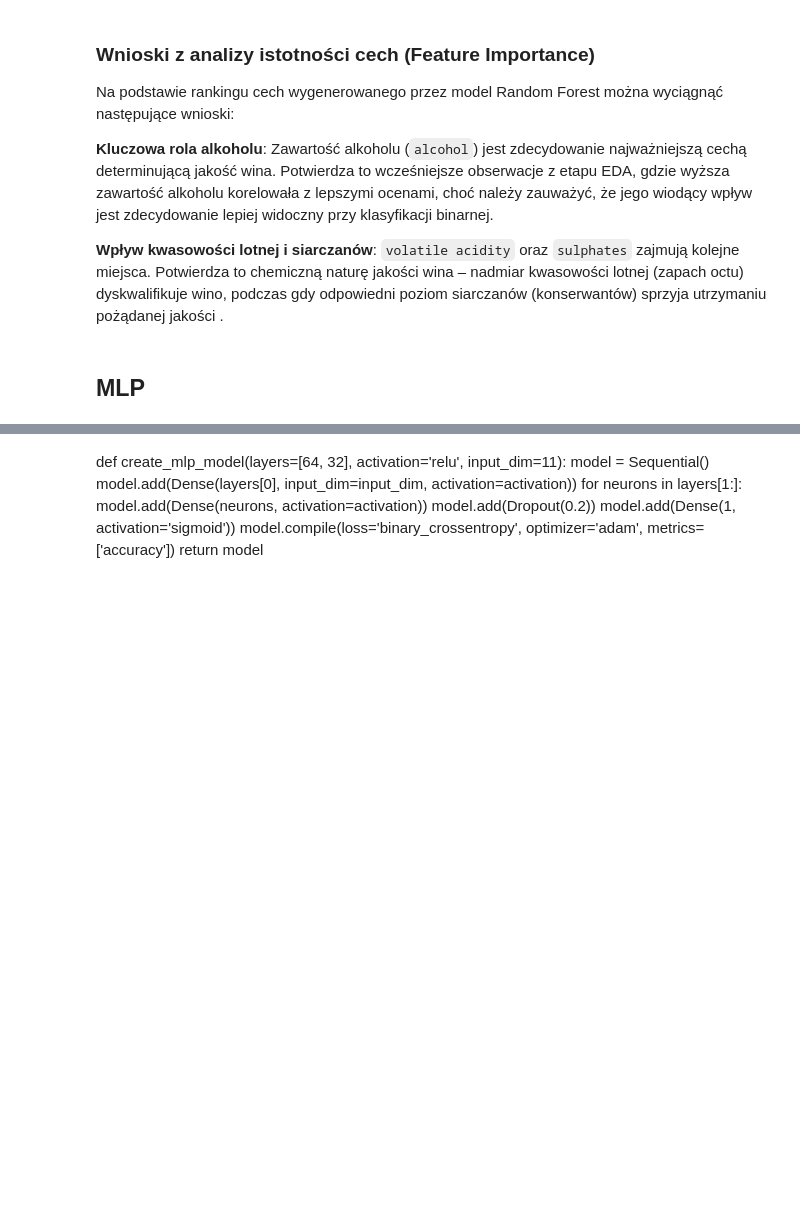
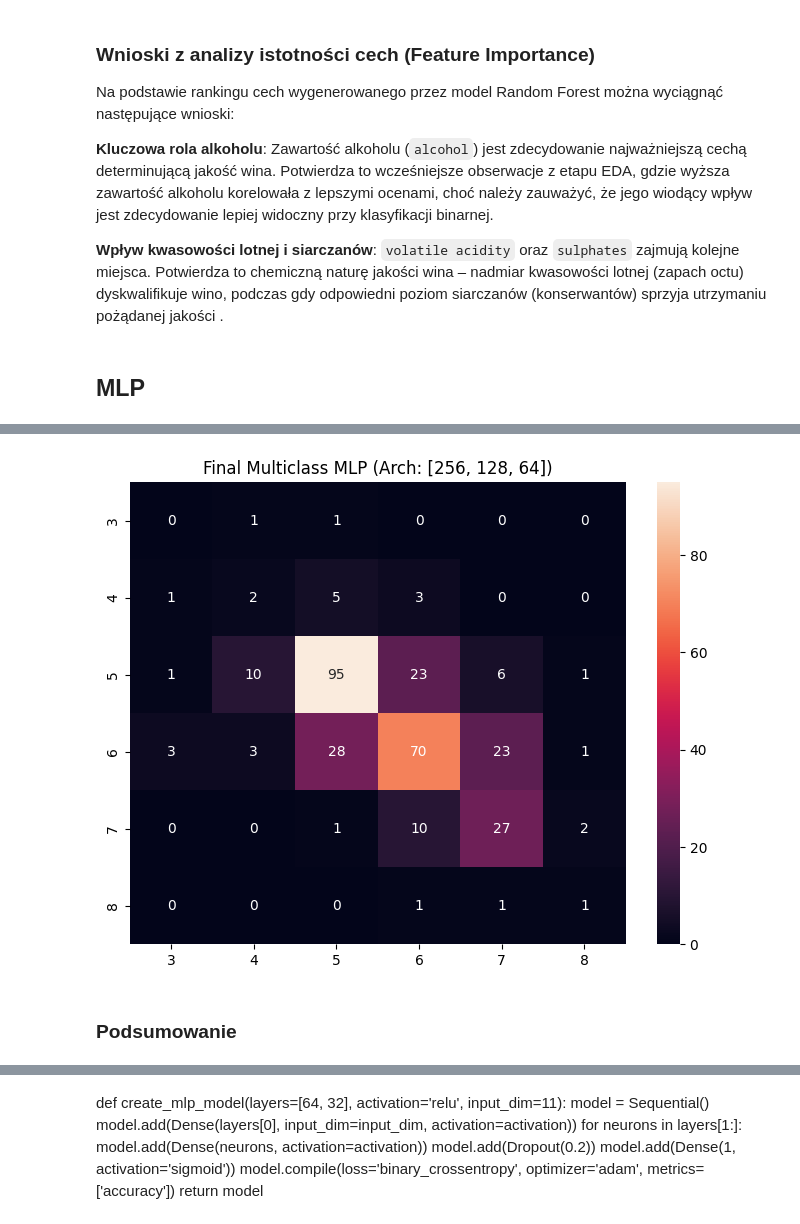
Before and after one commit to KluskaGit/Red-Wine-Classification, a Jupyter notebook: raport.ipynb, the cells around one changed output, grey strips where cells are left out. Cells and saved outputs as stored; diff of their text form; code cells hidden in the pictures; blank space fills up the shorter version.

```diff
--- a/raport.ipynb
+++ b/raport.ipynb
@@ -814,0 +848,29 @@ GPU nie zostało znalezione. Upewnij się, że w Runtime -> Change runtime type
+# %%
+multi_architectures = [[256, 128, 64]]#, [256,128], [256,64], [64, 64, 64]]
+multi_results = []
+# %%
+from keras.callbacks import EarlyStopping
+
+early_stop = EarlyStopping(
+    monitor='val_loss',
+    patience=20,
+    restore_best_weights=True,
+    verbose=1
+)
+# %%
+for arch in multi_architectures:
+    print(f"Testowanie architektury wieloklasowej: {arch}")
+    model = create_multiclass_mlp(layers=arch, input_dim=X_train_scaled.shape[1])
+
+    history = model.fit(
+        X_train_scaled, y_train_cat,
+        epochs=200,
+        batch_size=64,
+        verbose=0, # type: ignore
+        validation_split=0.2,
+        class_weight=class_weights_dict,
+        callbacks=[early_stop]
+    )
+
+    val_acc = max(history.history['val_accuracy'])
+    multi_results.append({'arch': arch, 'val_acc': val_acc})
@@ -814,0 +915,10 @@ GPU nie zostało znalezione. Upewnij się, że w Runtime -> Change runtime type
+# %%
+
+plt.figure(figsize=(8, 6))
+sns.heatmap(confusion_matrix(y_test_multi, multi_pred_final), annot=True, fmt='d', xticklabels=[str(i) for i in range(3, 9)], yticklabels=[str(i) for i in range(3, 9)])
+plt.title(f'Final Multiclass MLP (Arch: {best_multi_arch})')
+plt.show()
+# %% [output]
+[figure, added]
+# %% [markdown]
+### Podsumowanie
```
Also changed, not shown: parts of 34 cells of this notebook.
